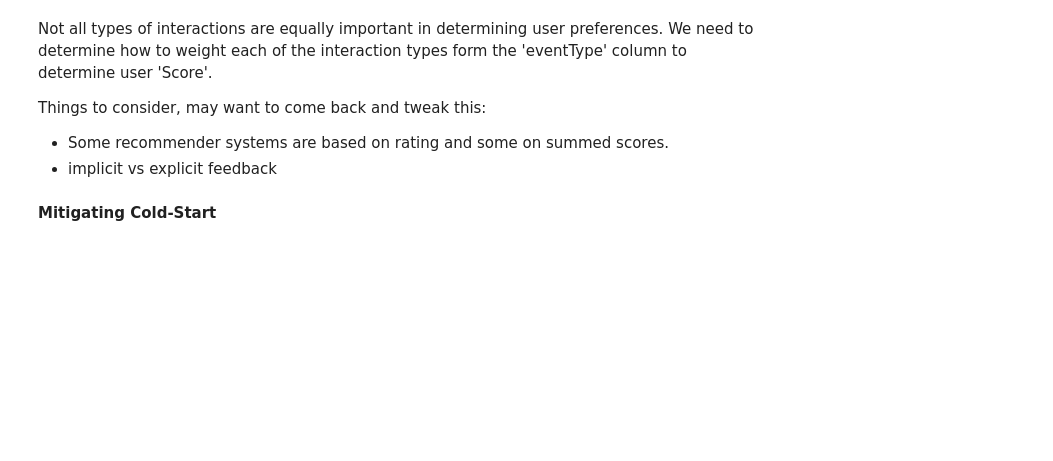
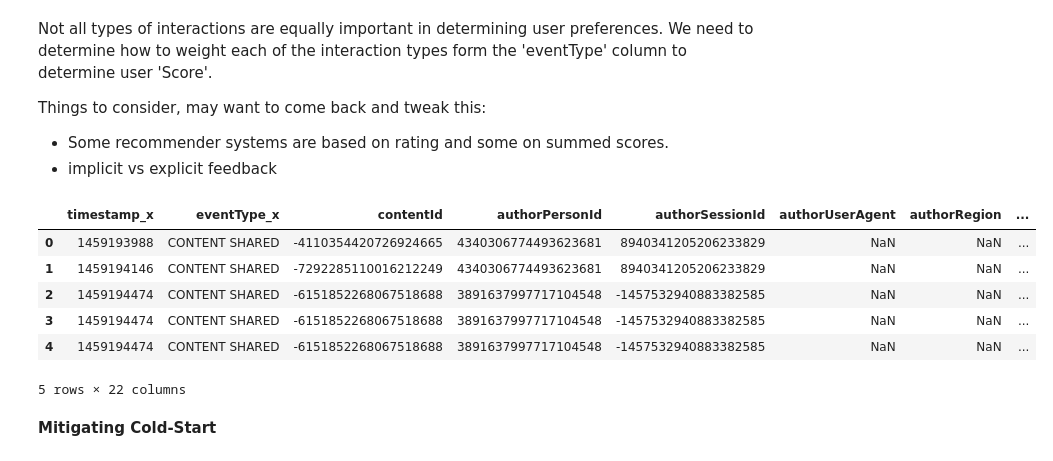
Before and after one commit to mellymillionz/kaggle_rec_systems, a Jupyter notebook: exploratory_analysis.ipynb, the cells around one changed output. Drawn from its saved outputs; the diff is of its cells as text; code cells hidden in the pictures; blank space fills up the shorter version.

```diff
--- a/exploratory_analysis.ipynb
+++ b/exploratory_analysis.ipynb
@@ -256,7 +255,17 @@ event_type_strength = {
    'COMMENT CREATED': 2.0,
 }
 
-df['eventStrength'] = df['eventType_y'].apply(lambda x: event_type_strength[x])
+df['event_strength'] = df['eventType_y'].apply(lambda x: event_type_strength[x])
+# %%
+df.head()
+# %% [output]
+|  | timestamp_x | eventType_x | contentId | authorPersonId | authorSessionId | authorUserAgent | authorRegion | ... |
+| 0 | 1459193988 | CONTENT SHARED | -4110354420726924665 | 4340306774493623681 | 8940341205206233829 | NaN | NaN | ... |
+| 1 | 1459194146 | CONTENT SHARED | -7292285110016212249 | 4340306774493623681 | 8940341205206233829 | NaN | NaN | ... |
+| 2 | 1459194474 | CONTENT SHARED | -6151852268067518688 | 3891637997717104548 | -1457532940883382585 | NaN | NaN | ... |
+| 3 | 1459194474 | CONTENT SHARED | -6151852268067518688 | 3891637997717104548 | -1457532940883382585 | NaN | NaN | ... |
+| 4 | 1459194474 | CONTENT SHARED | -6151852268067518688 | 3891637997717104548 | -1457532940883382585 | NaN | NaN | ... |
+5 rows × 22 columns
 # %% [markdown]
 **Mitigating Cold-Start**
 # %% [markdown]
```
Also changed, not shown: parts of 9 cells of this notebook.
